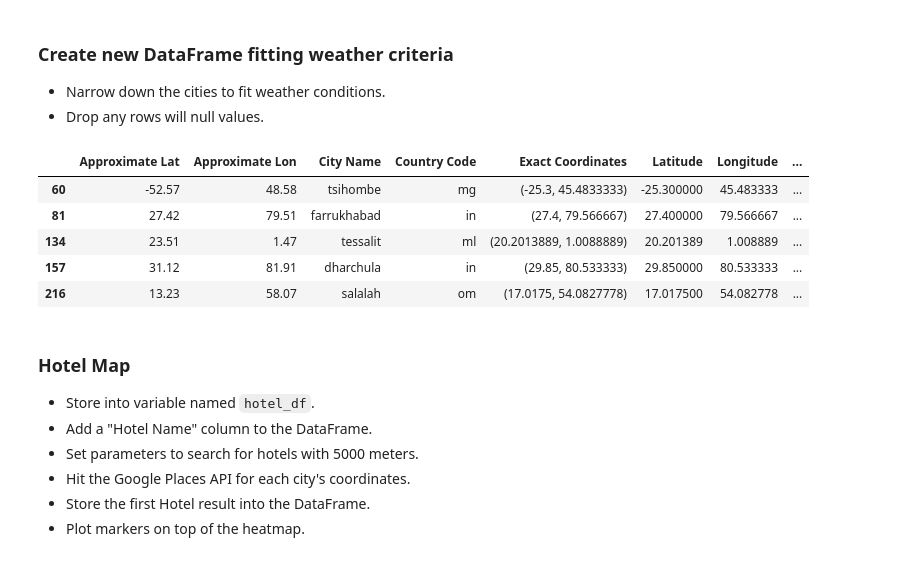
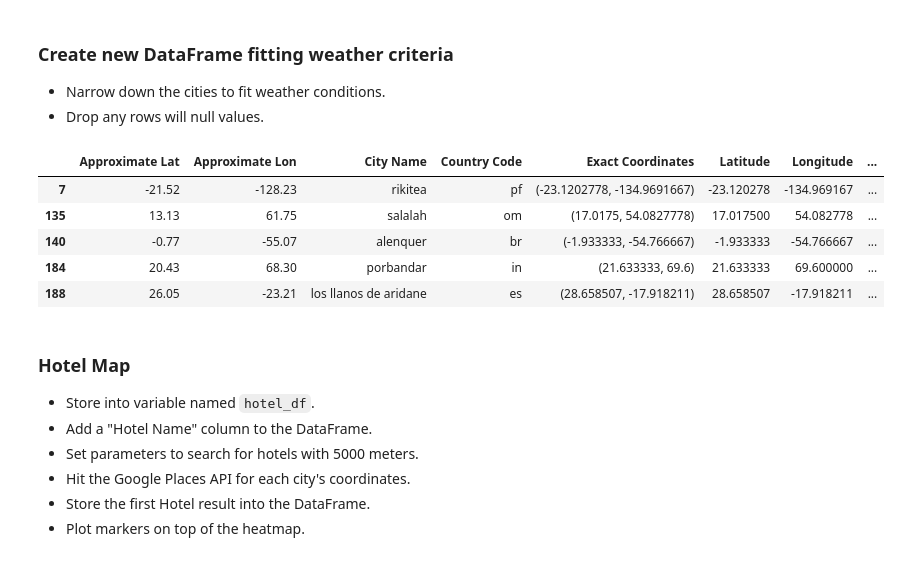
Before and after one commit to travisb98/Weather_API, a Jupyter notebook: Vacation/VacationPy.ipynb, the cells around one changed output. Cells and saved outputs as stored; diff of their text form; code cells hidden in the pictures.

```diff
--- a/Vacation/VacationPy.ipynb
+++ b/Vacation/VacationPy.ipynb
@@ -72,20 +93,20 @@ fig
 * Drop any rows will null values.
 # %%
 #narrows down the dataframe to a dataframe with ideal weather
-ideal_weather = city_weather_df.loc[(city_weather_df['Temperature']>70)&(city_weather_df['Temperature']<80)&(city_weather_df['Wind Speed']<10)&(city_weather_df['Cloudiness']==0),:]
+ideal_weather = city_weather_df.loc[(city_weather_df['Max Temp']>70)&(city_weather_df['Max Temp']<80)&(city_weather_df['Wind Speed']<10)&(city_weather_df['Cloudiness']==0),:]
 
 #drops bad data
 ideal_weather.dropna()
 
 
 ideal_weather.head()
 # %% [output]
 |  | Approximate Lat | Approximate Lon | City Name | Country Code | Exact Coordinates | Latitude | Longitude | ... |
-| 60 | -52.57 | 48.58 | tsihombe | mg | (-25.3, 45.4833333) | -25.300000 | 45.483333 | ... |
-| 81 | 27.42 | 79.51 | farrukhabad | in | (27.4, 79.566667) | 27.400000 | 79.566667 | ... |
-| 134 | 23.51 | 1.47 | tessalit | ml | (20.2013889, 1.0088889) | 20.201389 | 1.008889 | ... |
-| 157 | 31.12 | 81.91 | dharchula | in | (29.85, 80.533333) | 29.850000 | 80.533333 | ... |
-| 216 | 13.23 | 58.07 | salalah | om | (17.0175, 54.0827778) | 17.017500 | 54.082778 | ... |
+| 7 | -21.52 | -128.23 | rikitea | pf | (-23.1202778, -134.9691667) | -23.120278 | -134.969167 | ... |
+| 135 | 13.13 | 61.75 | salalah | om | (17.0175, 54.0827778) | 17.017500 | 54.082778 | ... |
+| 140 | -0.77 | -55.07 | alenquer | br | (-1.933333, -54.766667) | -1.933333 | -54.766667 | ... |
+| 184 | 20.43 | 68.30 | porbandar | in | (21.633333, 69.6) | 21.633333 | 69.600000 | ... |
+| 188 | 26.05 | -23.21 | los llanos de aridane | es | (28.658507, -17.918211) | 28.658507 | -17.918211 | ... |
 # %% [markdown]
 ### Hotel Map
 * Store into variable named `hotel_df`.
```
Also changed, not shown: parts of 14 cells of this notebook, 17 other files.
